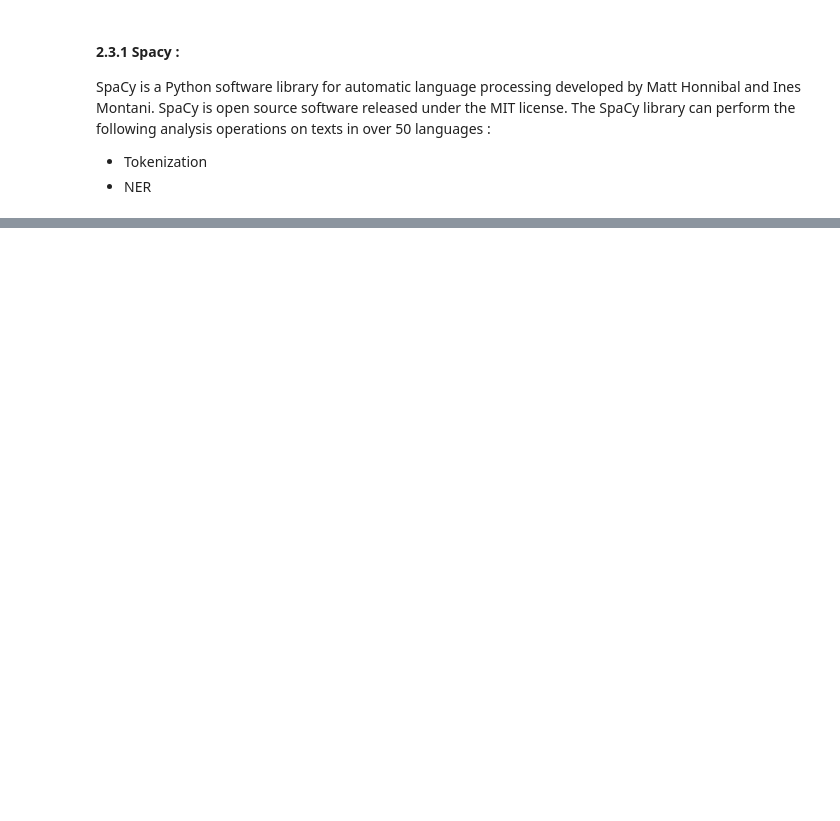
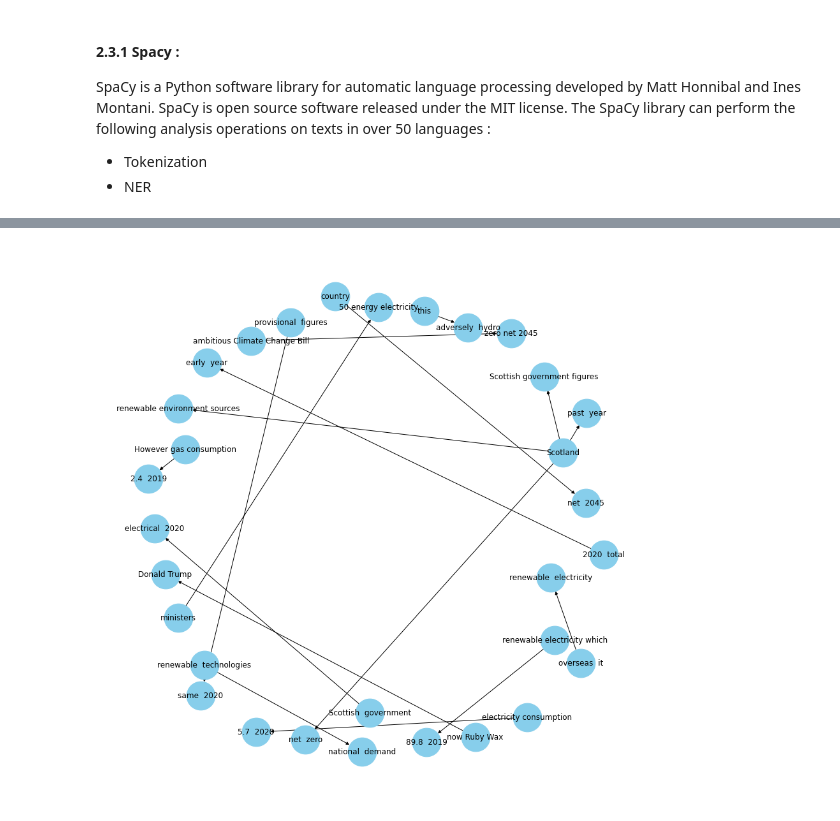
Before and after one commit to oussamasmihrou/bbcguardian, a Jupyter notebook: main.ipynb, the cells around one changed output, grey strips where cells are left out. Saved outputs shown, nothing was run; the diff lists cells and outputs as text; code cells hidden in the pictures; blank space fills up the shorter version.

```diff
--- a/main.ipynb
+++ b/main.ipynb
@@ -534,0 +614,7 @@ labelised_data.head()
+# %%
+def Named_entities_list(str_):
+    list_c = [get_Ner(str_)[_].Entities.values.tolist() for _ in [1,2,3]]
+    named_entities_list = [x for list in list_c for x in list]
+    return named_entities_list
+kg_df = construct_kg(str_)
+kg_df.head()
@@ -535,3 +637,13 @@ labelised_data.head()
+# %%
+plt.figure(figsize=(12,12))
+G=nx.from_pandas_edgelist(kg_df, "source", "target",
+                          edge_attr=True, create_using=nx.MultiDiGraph())
+
+pos = nx.spring_layout(G,k =3) # k regulates the distance between nodes
+nx.draw(G, with_labels=True, node_color='skyblue', node_size=2000 ,edge_cmap=plt.cm.Blues, pos = pos)
+plt.show()
+# %% [output]
+[figure, added]
 # %%
 def git_update():
     !git commit -am "Minor changes"
```
Also changed, not shown: parts of 36 cells of this notebook, 2 other files.
